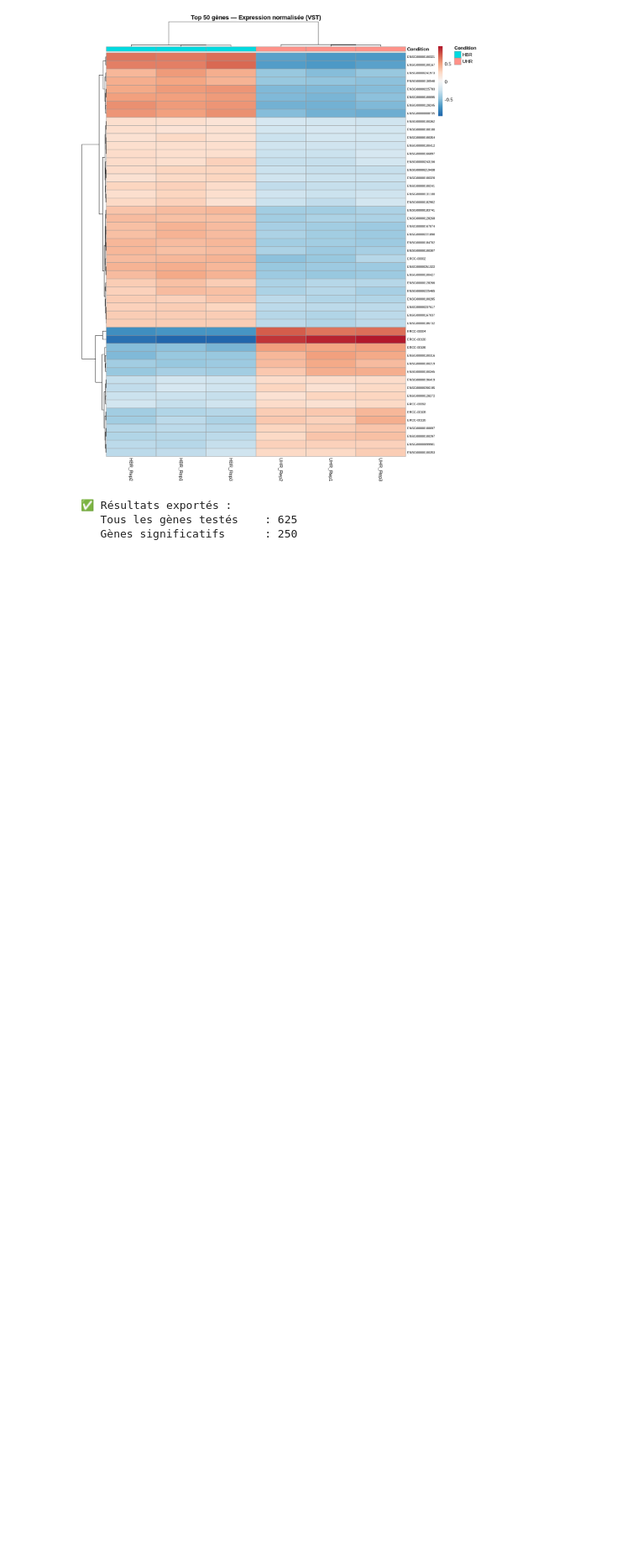
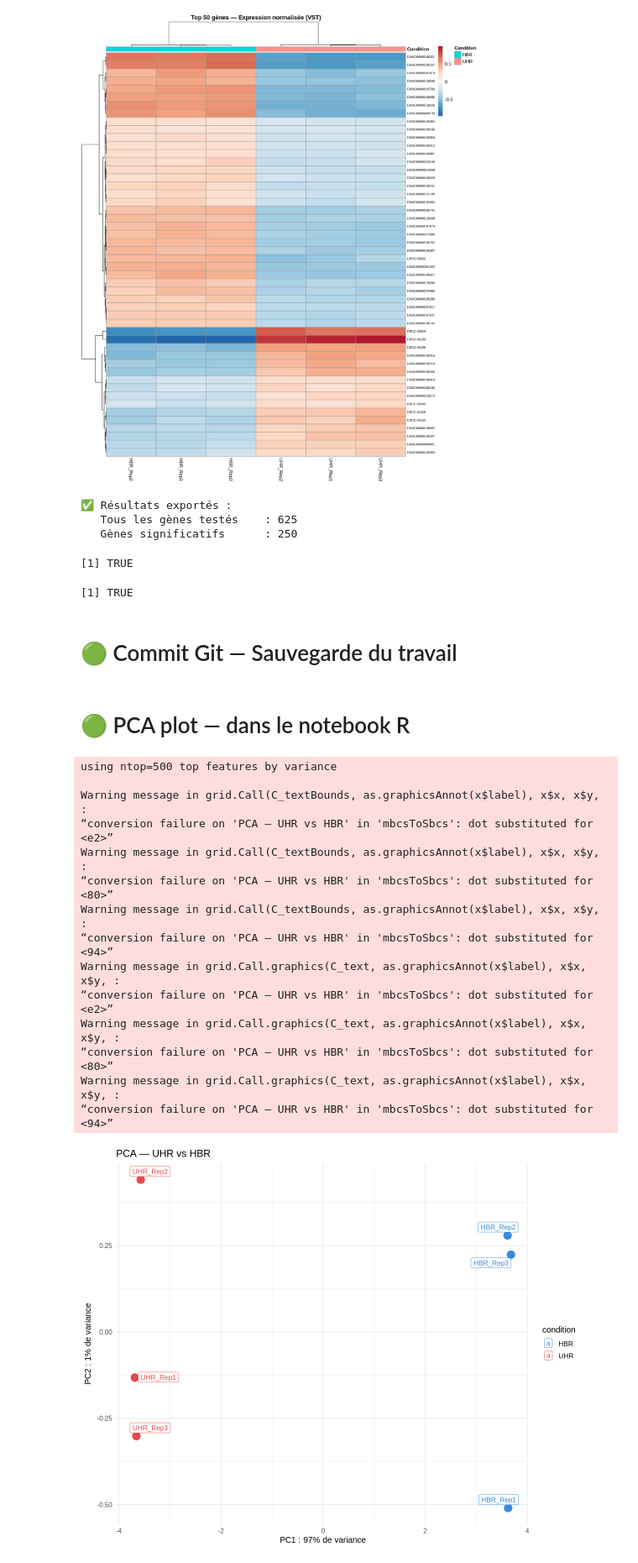
Before and after one commit to arvisjose-coder/rnaseq_analysis, a Jupyter notebook: notebooks/analyse_rnaseq.ipynb, the cells around one changed output. Shown at 84% size. Cells and saved outputs as stored; diff of their text form; code cells hidden in the pictures; blank space fills up the shorter version.

Commit message:
viz: PCA plot + contrôle ERCC spike-ins + vérifications DESeq2

```diff
--- a/notebooks/analyse_rnaseq.ipynb
+++ b/notebooks/analyse_rnaseq.ipynb
@@ -764,0 +763,49 @@ cat(sprintf("   Gènes significatifs      : %d\n", nrow(res_sig)))
+# %%
+# Vérification que vsd existe
+exists("vsd")
+exists("dds")
+# %% [output]
+[1] TRUE
+[1] TRUE
+# %% [markdown]
+# 🟢 Commit Git — Sauvegarde du travail
+# %% [markdown]
+# 🟢 PCA plot — dans le notebook R
+# %%
+# PCA plot — visualise la similarité entre échantillons
+# Chaque point = un échantillon
+# Les échantillons similaires sont proches
+# On s'attend à voir UHR groupés ensemble et HBR groupés ensemble
+
+# Calcul du PCA depuis la matrice VST
+pca_data <- plotPCA(vsd, intgroup="condition", returnData=TRUE)
+percentVar <- round(100 * attr(pca_data, "percentVar"))
+
+# Plot
+options(repr.plot.width=10, repr.plot.height=8)
+ggplot(pca_data, aes(x=PC1, y=PC2, color=condition, label=name)) +
+  geom_point(size=5) +
+  geom_label_repel(size=3.5) +
+  scale_color_manual(values=c("UHR"="#E24B4A", "HBR"="#378ADD")) +
+  labs(
+    title = "PCA — UHR vs HBR",
+    x     = paste0("PC1 : ", percentVar[1], "% de variance"),
+    y     = paste0("PC2 : ", percentVar[2], "% de variance")
+  ) +
+  theme_minimal(base_size=12)
+# %% [output]
+using ntop=500 top features by variance
+
+Warning message in grid.Call(C_textBounds, as.graphicsAnnot(x$label), x$x, x$y, :
+“conversion failure on 'PCA — UHR vs HBR' in 'mbcsToSbcs': dot substituted for <e2>”
+Warning message in grid.Call(C_textBounds, as.graphicsAnnot(x$label), x$x, x$y, :
+“conversion failure on 'PCA — UHR vs HBR' in 'mbcsToSbcs': dot substituted for <80>”
+Warning message in grid.Call(C_textBounds, as.graphicsAnnot(x$label), x$x, x$y, :
+“conversion failure on 'PCA — UHR vs HBR' in 'mbcsToSbcs': dot substituted for <94>”
+Warning message in grid.Call.graphics(C_text, as.graphicsAnnot(x$label), x$x, x$y, :
+“conversion failure on 'PCA — UHR vs HBR' in 'mbcsToSbcs': dot substituted for <e2>”
+Warning message in grid.Call.graphics(C_text, as.graphicsAnnot(x$label), x$x, x$y, :
+“conversion failure on 'PCA — UHR vs HBR' in 'mbcsToSbcs': dot substituted for <80>”
+Warning message in grid.Call.graphics(C_text, as.graphicsAnnot(x$label), x$x, x$y, :
+“conversion failure on 'PCA — UHR vs HBR' in 'mbcsToSbcs': dot substituted for <94>”
+[figure, added]
```
Also changed, not shown: parts of 5 cells of this notebook, 46 other files.
